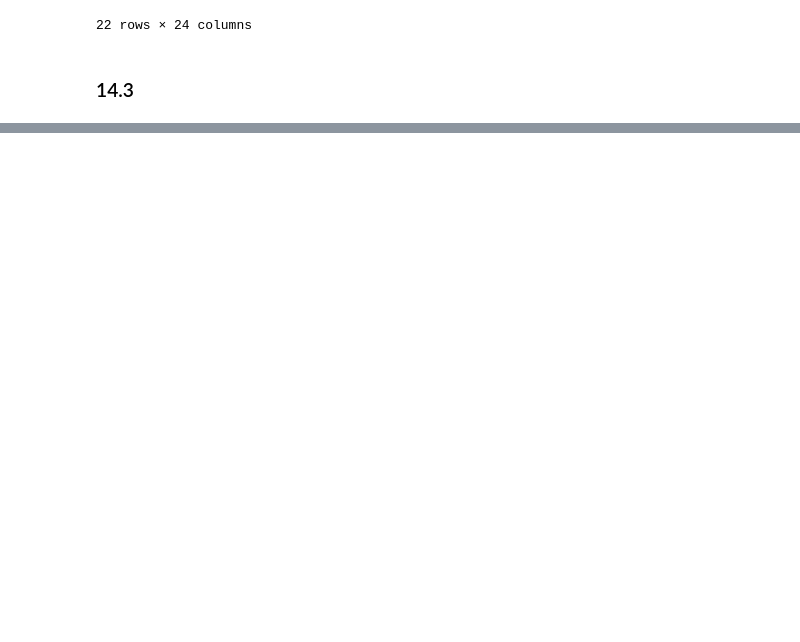
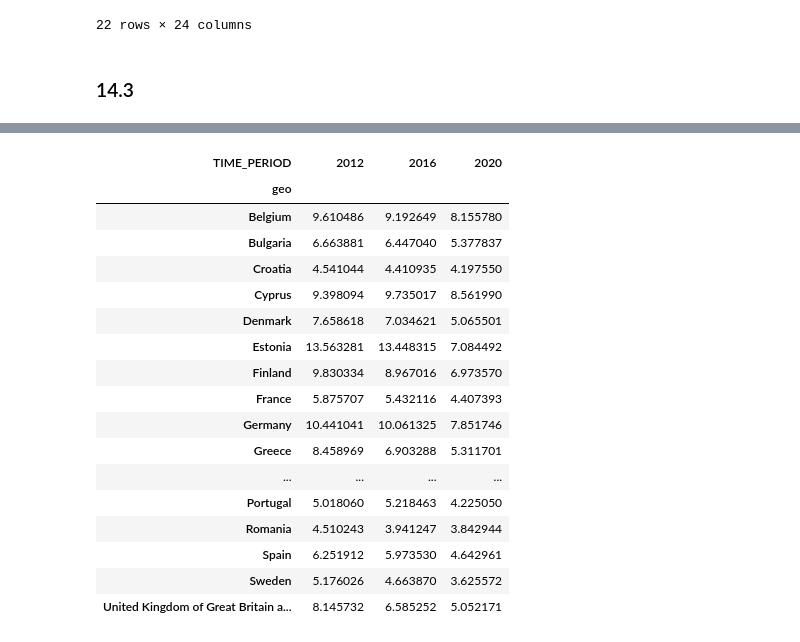
Before and after one commit to isaldiviagonzatti/sdg14, a Jupyter notebook: code/exploreSDG14.ipynb, the cells around one changed output, grey strips where cells are left out. Saved outputs shown, nothing was run; the diff lists cells and outputs as text; code cells hidden in the pictures; blank space fills up the shorter version.

```diff
--- a/code/exploreSDG14.ipynb
+++ b/code/exploreSDG14.ipynb
@@ -447,0 +517,33 @@ nitro.pivot_table(columns='TIME_PERIOD', index='geo', values='OBS_VALUE', aggfun
+# %%
+# CO2, TOTX4_MEMONIA, THS_T thousand tonnes, Eurostat
+# https://ec.europa.eu/eurostat/databrowser/view/ENV_AIR_GGE/
+
+co2 = pd.read_csv(os.path.join(data_path,'env_air_gge.csv'))
+co2 = co2[co2['geo'].isin(countryAbb)]
+co2['geo'] = co2['geo'].map(abbrev_to_country).fillna(co2['geo'])
+co2 = co2.pivot_table(columns='TIME_PERIOD', index='geo', values='OBS_VALUE', aggfunc='mean')
+
+mr = co2.columns[-1] # most recent year
+#co2[[2012, 2016, mr]] /1000  # million metric tonnes
+
+co2pc = co2[[2012, 2016, 2020]]/pop[[2012, 2016, 2020]]*1000  ## tonnes co2 per capita
+co2pc
+# %% [output]
+| TIME_PERIOD | 2012 | 2016 | 2020 |
+| geo |  |  |  |
+| Belgium | 9.610486 | 9.192649 | 8.155780 |
+| Bulgaria | 6.663881 | 6.447040 | 5.377837 |
+| Croatia | 4.541044 | 4.410935 | 4.197550 |
+| Cyprus | 9.398094 | 9.735017 | 8.561990 |
+| Denmark | 7.658618 | 7.034621 | 5.065501 |
+| Estonia | 13.563281 | 13.448315 | 7.084492 |
+| Finland | 9.830334 | 8.967016 | 6.973570 |
+| France | 5.875707 | 5.432116 | 4.407393 |
+| Germany | 10.441041 | 10.061325 | 7.851746 |
+| Greece | 8.458969 | 6.903288 | 5.311701 |
+| ... | ... | ... | ... |
+| Portugal | 5.018060 | 5.218463 | 4.225050 |
+| Romania | 4.510243 | 3.941247 | 3.842944 |
+| Spain | 6.251912 | 5.973530 | 4.642961 |
+| Sweden | 5.176026 | 4.663870 | 3.625572 |
+| United Kingdom of Great Britain a... | 8.145732 | 6.585252 | 5.052171 |
```
Also changed, not shown: parts of 32 cells of this notebook, 30 other files.
